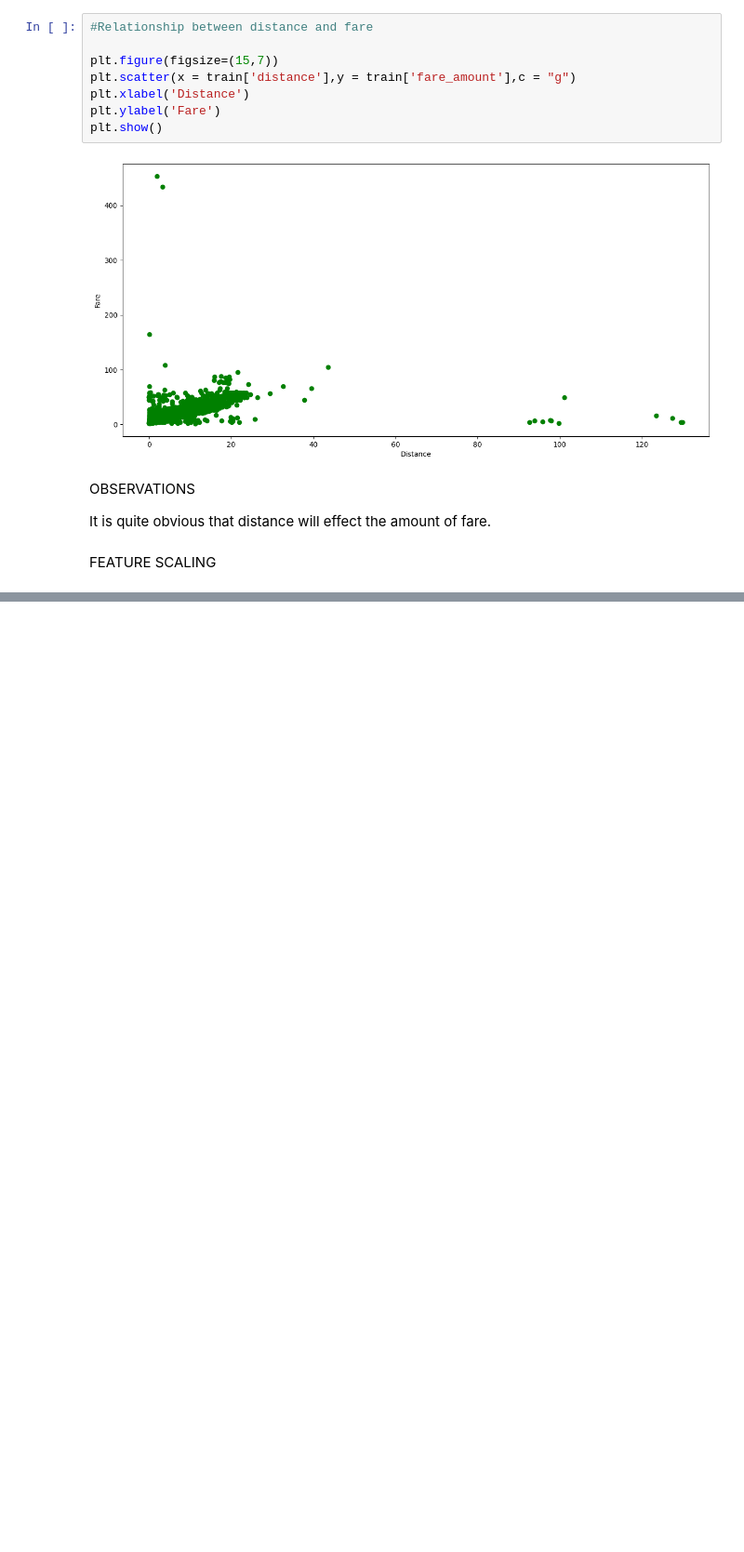
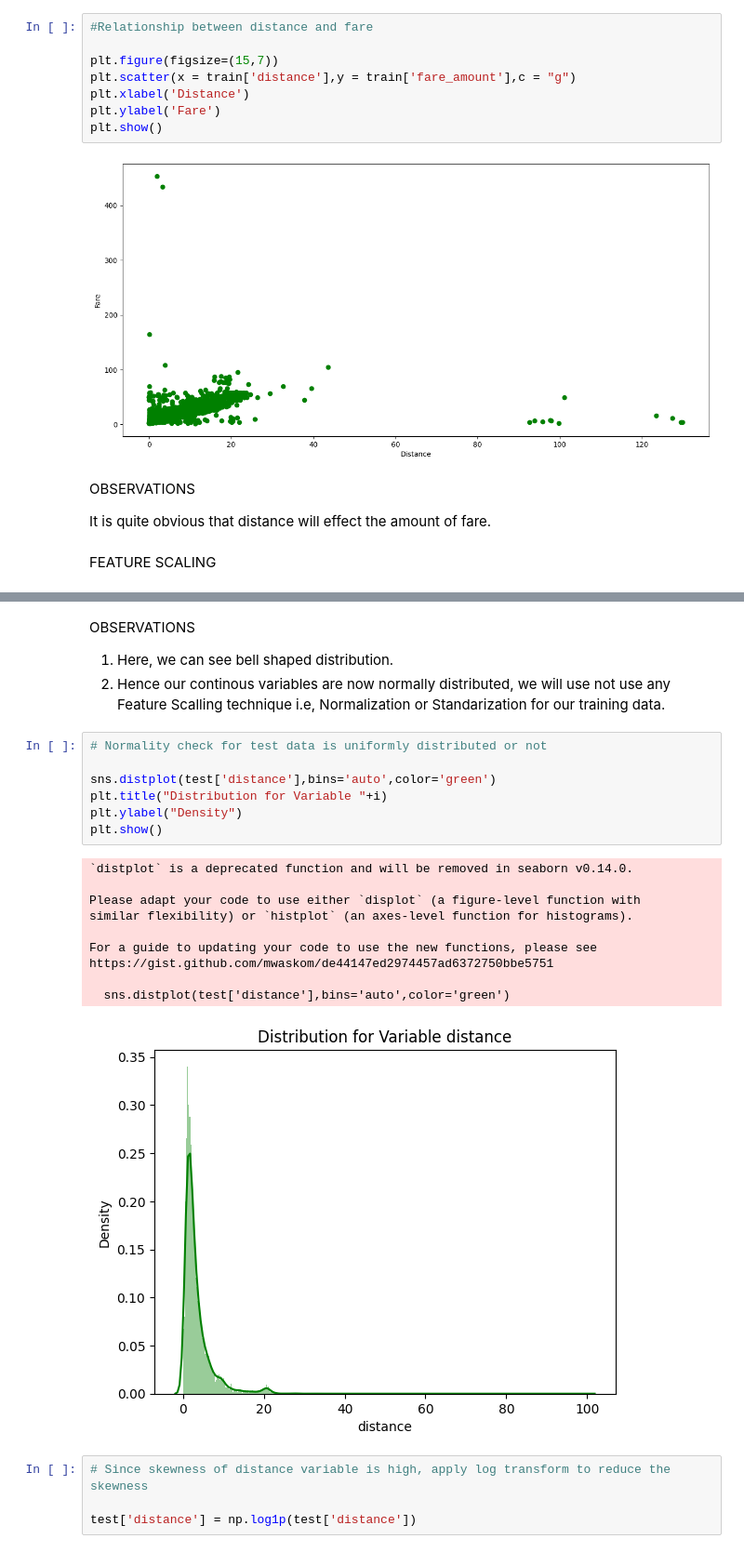
Before and after one commit to aditya2005-code/Cab_Fare_Prediction, a Jupyter notebook: predictor.ipynb, the cells around one changed output, grey strips where cells are left out. Shown: that part at 93% size. Drawn from its saved outputs; the diff is of its cells as text; blank space fills up the shorter version.

```diff
--- a/predictor.ipynb
+++ b/predictor.ipynb
@@ -751,0 +824,27 @@ FEATURE SCALING
+# %% [markdown]
+OBSERVATIONS
+
+1. Here, we can see bell shaped distribution.
+2. Hence our continous variables are now normally distributed, we will use not use any Feature Scalling technique i.e, Normalization or Standarization for our training data.
+# %%
+# Normality check for test data is uniformly distributed or not
+
+sns.distplot(test['distance'],bins='auto',color='green')
+plt.title("Distribution for Variable "+i)
+plt.ylabel("Density")
+plt.show()
+# %% [output]
+`distplot` is a deprecated function and will be removed in seaborn v0.14.0.
+
+Please adapt your code to use either `displot` (a figure-level function with
+similar flexibility) or `histplot` (an axes-level function for histograms).
+
+For a guide to updating your code to use the new functions, please see
+https://gist.github.com/mwaskom/de44147ed2974457ad6372750bbe5751
+
+  sns.distplot(test['distance'],bins='auto',color='green')
+[figure, added]
+# %%
+# Since skewness of distance variable is high, apply log transform to reduce the skewness
+
+test['distance'] = np.log1p(test['distance'])
```
Also changed, not shown: parts of 7 cells of this notebook.
